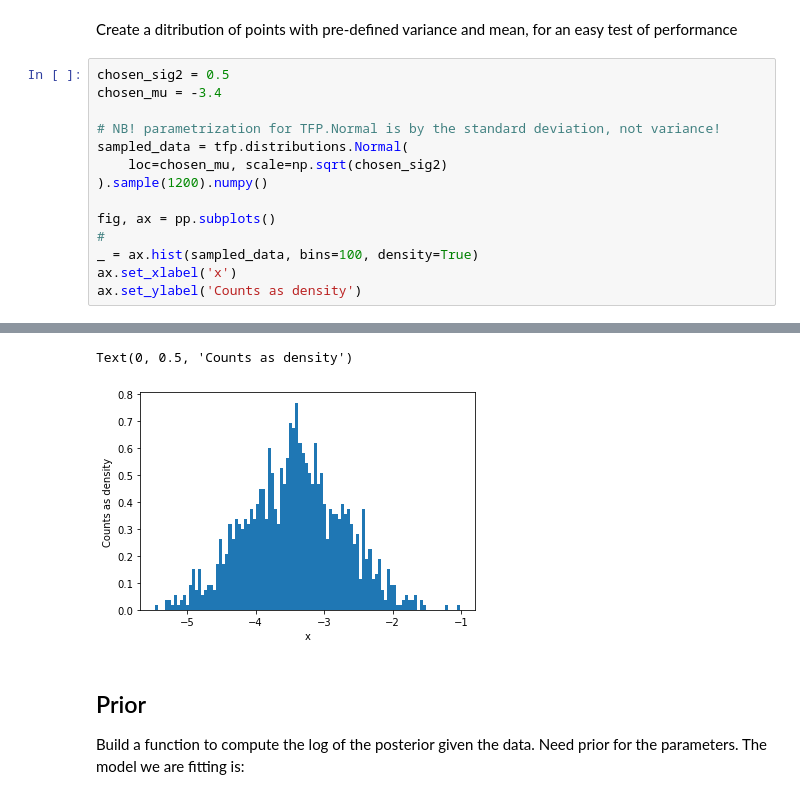
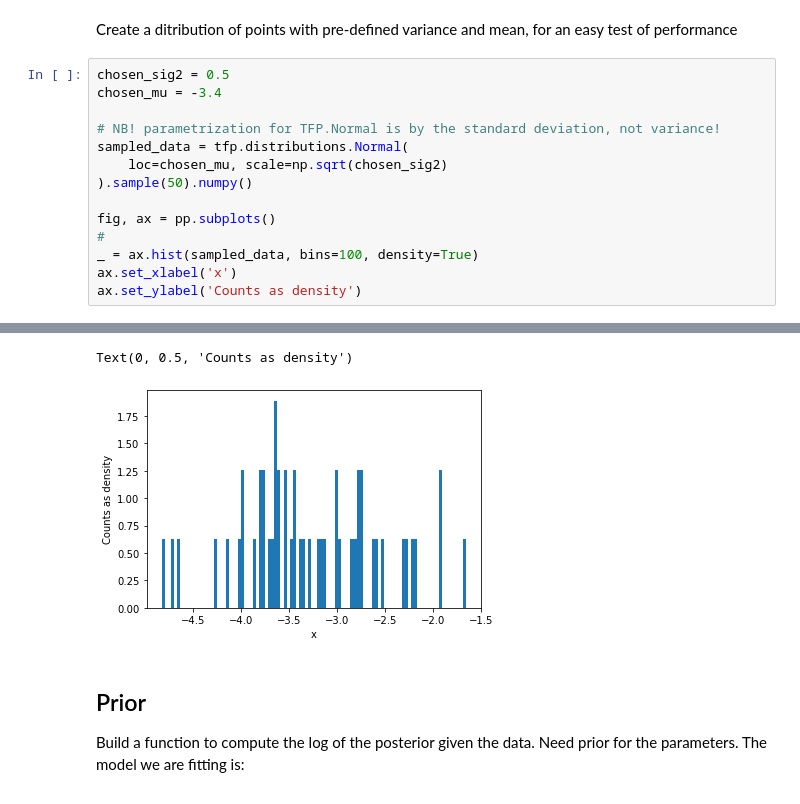
Before and after one commit to vasasav/tensorflow_probability_experiments, a Jupyter notebook: normal_model.ipynb, the cells around one changed output, grey strips where cells are left out. Saved outputs shown, nothing was run; the diff lists cells and outputs as text.

```diff
--- a/normal_model.ipynb
+++ b/normal_model.ipynb
@@ -30,7 +30,7 @@ chosen_mu = -3.4
 # NB! parametrization for TFP.Normal is by the standard deviation, not variance!
 sampled_data = tfp.distributions.Normal(
     loc=chosen_mu, scale=np.sqrt(chosen_sig2)
-).sample(1200).numpy()
+).sample(50).numpy()
 
 fig, ax = pp.subplots()
 #
@@ -45,6 +45,6 @@ ax.set_ylabel('Counts as density')
 To enable them in other operations, rebuild TensorFlow with the appropriate compiler flags.
 Text(0, 0.5, 'Counts as density')
-[figure, old version]
+[figure, new version]
 # %% [markdown]
 ## Prior
 
```
Also changed, not shown: parts of 7 cells of this notebook.
